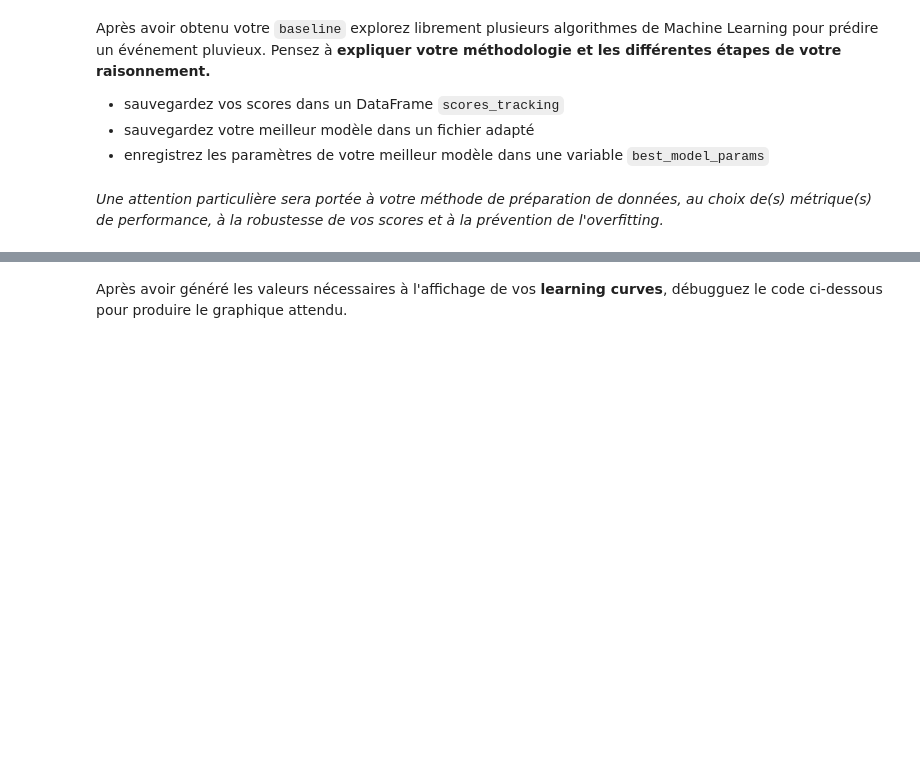
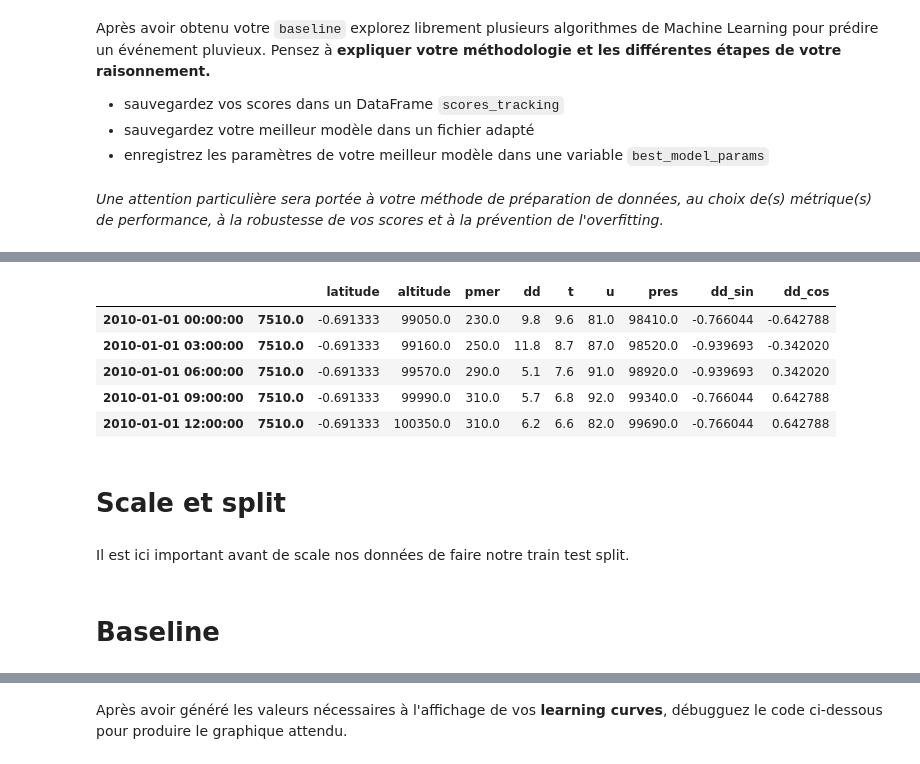
Before and after one commit to LeGregs/Test-technique, a Jupyter notebook: test_technique_0327/gregoire_bouillon_test_TA_DS.ipynb, the cells around one changed output, grey strips where cells are left out. Drawn from its saved outputs; the diff is of its cells as text; code cells hidden in the pictures; blank space fills up the shorter version.

```diff
--- a/test_technique_0327/gregoire_bouillon_test_TA_DS.ipynb
+++ b/test_technique_0327/gregoire_bouillon_test_TA_DS.ipynb
@@ -418,0 +461,15 @@ Après avoir obtenu votre `baseline` explorez librement plusieurs algorithmes de
+# %%
+X = df_clean.drop(columns=['rr3', 'longitude', 'ssfrai', 'numer_sta'])
+# %%
+X.head()
+# %% [output]
+|  |  | latitude | altitude | pmer | dd | t | u | pres | dd_sin | dd_cos |
+| 2010-01-01 00:00:00 | 7510.0 | -0.691333 | 99050.0 | 230.0 | 9.8 | 9.6 | 81.0 | 98410.0 | -0.766044 | -0.642788 |
+| 2010-01-01 03:00:00 | 7510.0 | -0.691333 | 99160.0 | 250.0 | 11.8 | 8.7 | 87.0 | 98520.0 | -0.939693 | -0.342020 |
+| 2010-01-01 06:00:00 | 7510.0 | -0.691333 | 99570.0 | 290.0 | 5.1 | 7.6 | 91.0 | 98920.0 | -0.939693 | 0.342020 |
+| 2010-01-01 09:00:00 | 7510.0 | -0.691333 | 99990.0 | 310.0 | 5.7 | 6.8 | 92.0 | 99340.0 | -0.766044 | 0.642788 |
+| 2010-01-01 12:00:00 | 7510.0 | -0.691333 | 100350.0 | 310.0 | 6.2 | 6.6 | 82.0 | 99690.0 | -0.766044 | 0.642788 |
+# %% [markdown]
+# Scale et split
+# %% [markdown]
+Il est ici important avant de scale nos données de faire notre train test split.
@@ -418,0 +487,2 @@ Après avoir obtenu votre `baseline` explorez librement plusieurs algorithmes de
+# %% [markdown]
+# Baseline
```
Also changed, not shown: parts of 19 cells of this notebook.
